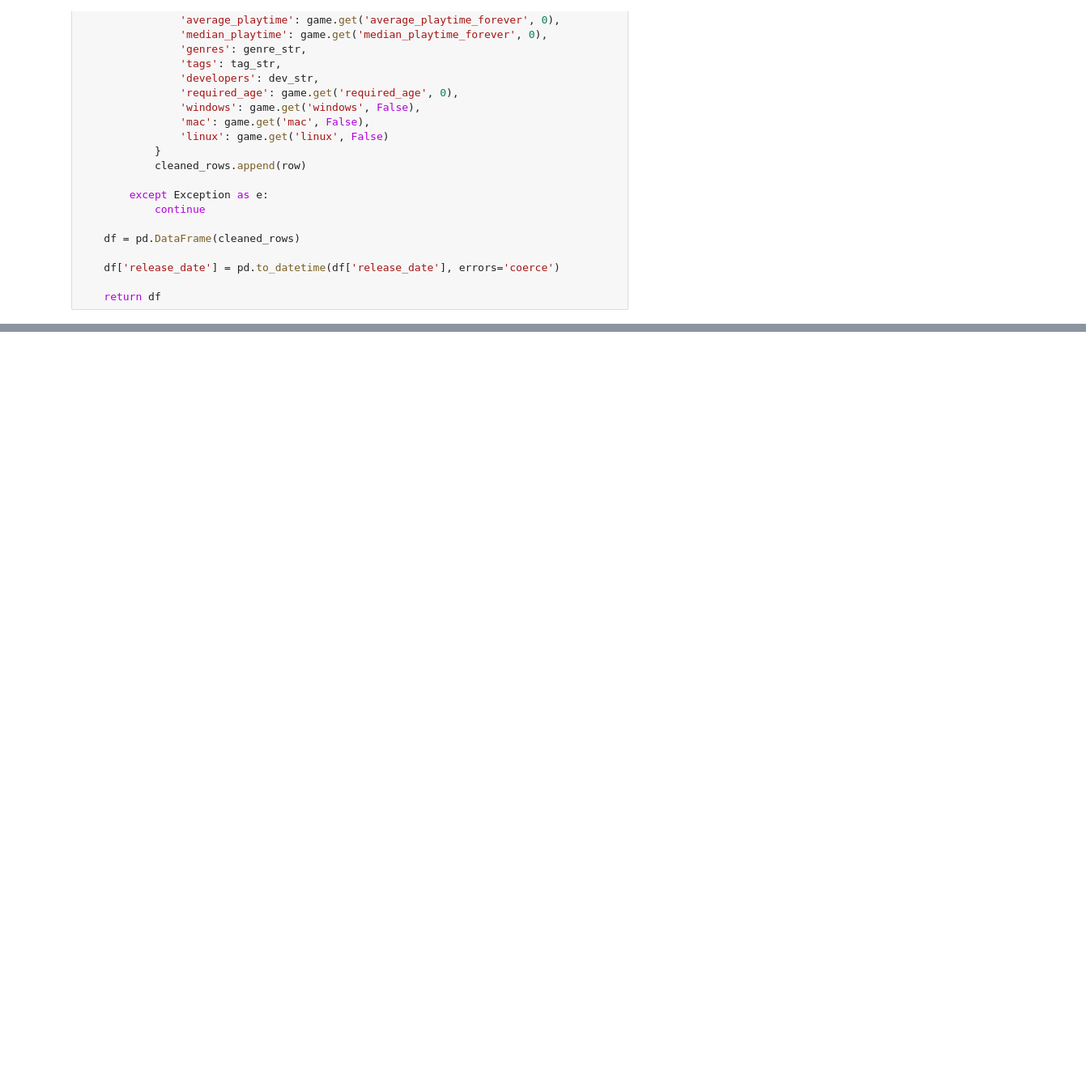
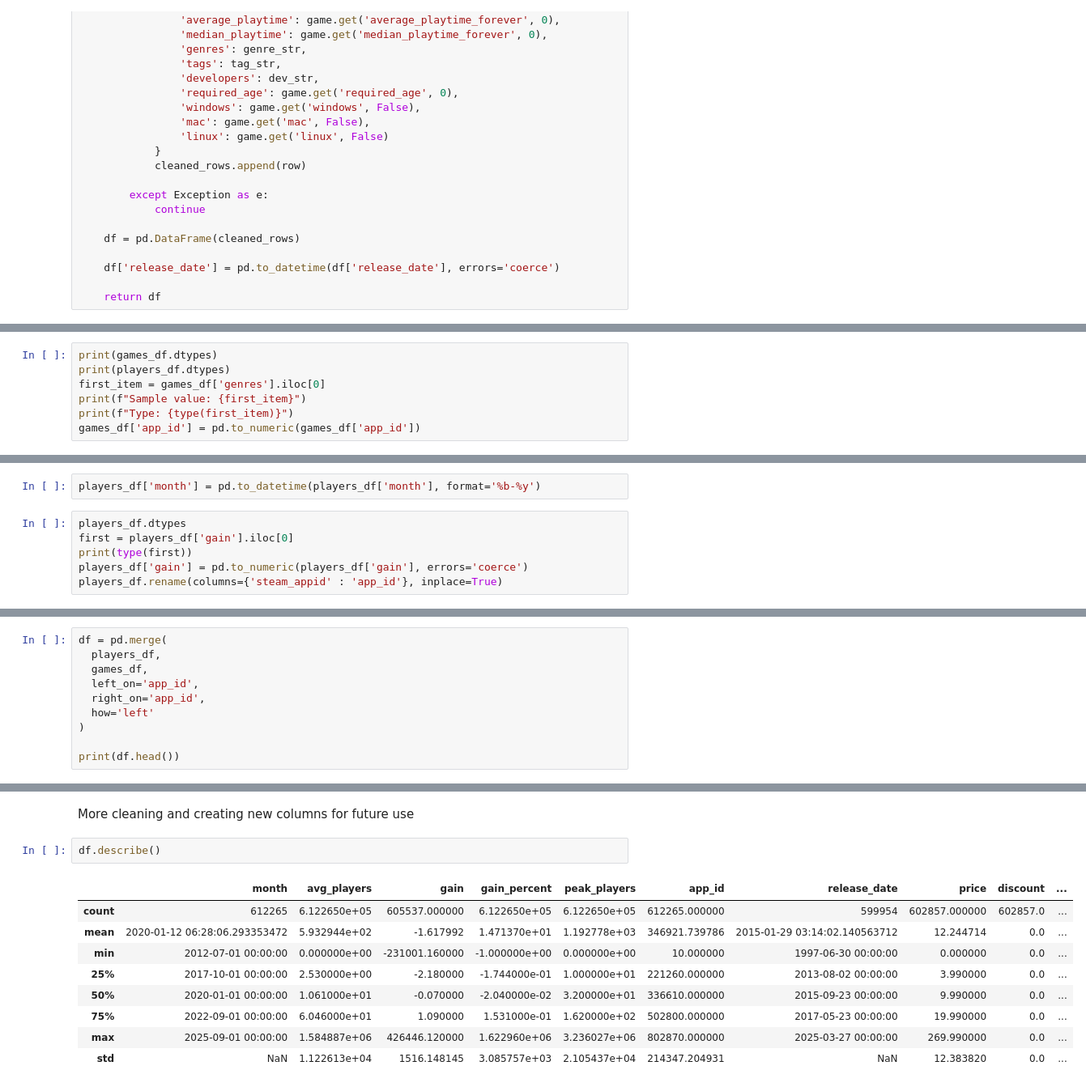
Before and after one commit to taidemuradevore/steam-player-analytics, a Jupyter notebook: data-cleaning.ipynb, the cells around one changed output, grey strips where cells are left out. Shown: that part at 81% size. Drawn from its saved outputs; the diff is of its cells as text; blank space fills up the shorter version.

Commit message:
Finish data cleaning and add to analysis

```diff
--- a/data-cleaning.ipynb
+++ b/data-cleaning.ipynb
@@ -132,0 +136,7 @@ df.describe().round(2)
+# %%
+print(games_df.dtypes)
+print(players_df.dtypes)
+first_item = games_df['genres'].iloc[0]
+print(f"Sample value: {first_item}")
+print(f"Type: {type(first_item)}")
+games_df['app_id'] = pd.to_numeric(games_df['app_id'])
@@ -132,0 +161,8 @@ df.describe().round(2)
+# %%
+players_df['month'] = pd.to_datetime(players_df['month'], format='%b-%y')
+# %%
+players_df.dtypes
+first = players_df['gain'].iloc[0]
+print(type(first))
+players_df['gain'] = pd.to_numeric(players_df['gain'], errors='coerce')
+players_df.rename(columns={'steam_appid' : 'app_id'}, inplace=True)
@@ -132,0 +190,10 @@ df.describe().round(2)
+# %%
+df = pd.merge(
+  players_df,
+  games_df,
+  left_on='app_id',
+  right_on='app_id',
+  how='left'
+)
+
+print(df.head())
@@ -132,0 +218,14 @@ df.describe().round(2)
+# %% [markdown]
+More cleaning and creating new columns for future use
+# %%
+df.describe()
+# %% [output]
+|  | month | avg_players | gain | gain_percent | peak_players | app_id | release_date | price | discount | ... |
+| count | 612265 | 6.122650e+05 | 605537.000000 | 6.122650e+05 | 6.122650e+05 | 612265.000000 | 599954 | 602857.000000 | 602857.0 | ... |
+| mean | 2020-01-12 06:28:06.293353472 | 5.932944e+02 | -1.617992 | 1.471370e+01 | 1.192778e+03 | 346921.739786 | 2015-01-29 03:14:02.140563712 | 12.244714 | 0.0 | ... |
+| min | 2012-07-01 00:00:00 | 0.000000e+00 | -231001.160000 | -1.000000e+00 | 0.000000e+00 | 10.000000 | 1997-06-30 00:00:00 | 0.000000 | 0.0 | ... |
+| 25% | 2017-10-01 00:00:00 | 2.530000e+00 | -2.180000 | -1.744000e-01 | 1.000000e+01 | 221260.000000 | 2013-08-02 00:00:00 | 3.990000 | 0.0 | ... |
+| 50% | 2020-01-01 00:00:00 | 1.061000e+01 | -0.070000 | -2.040000e-02 | 3.200000e+01 | 336610.000000 | 2015-09-23 00:00:00 | 9.990000 | 0.0 | ... |
+| 75% | 2022-09-01 00:00:00 | 6.046000e+01 | 1.090000 | 1.531000e-01 | 1.620000e+02 | 502800.000000 | 2017-05-23 00:00:00 | 19.990000 | 0.0 | ... |
+| max | 2025-09-01 00:00:00 | 1.584887e+06 | 426446.120000 | 1.622960e+06 | 3.236027e+06 | 802870.000000 | 2025-03-27 00:00:00 | 269.990000 | 0.0 | ... |
+| std | NaN | 1.122613e+04 | 1516.148145 | 3.085757e+03 | 2.105437e+04 | 214347.204931 | NaN | 12.383820 | 0.0 | ... |
```
Also changed, not shown: parts of 19 cells of this notebook, 2 other files.
